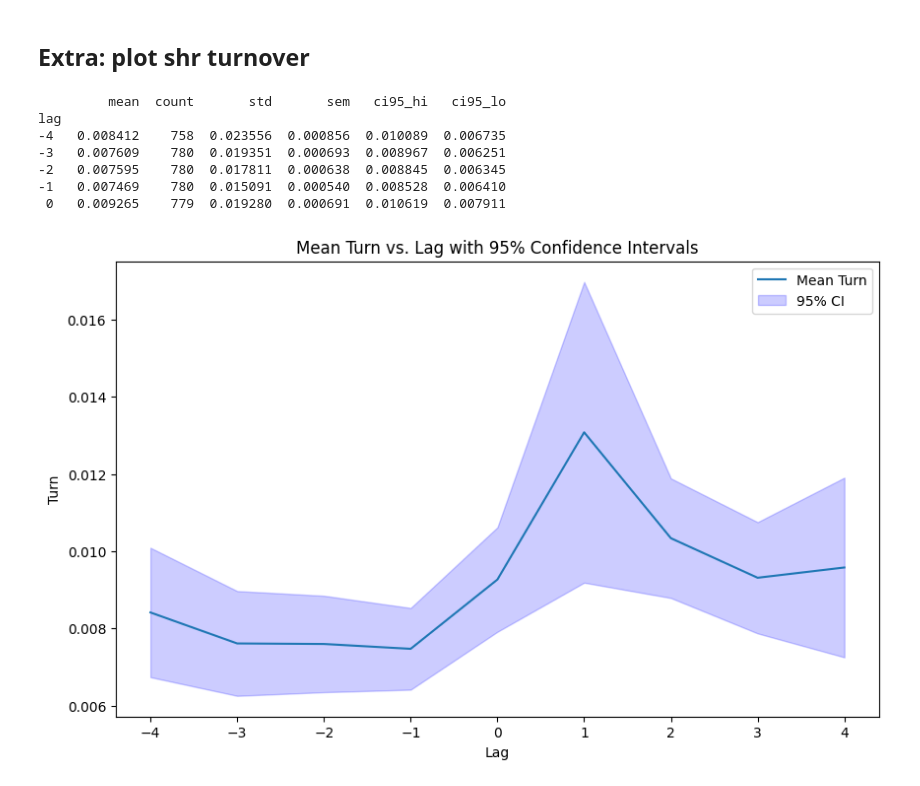
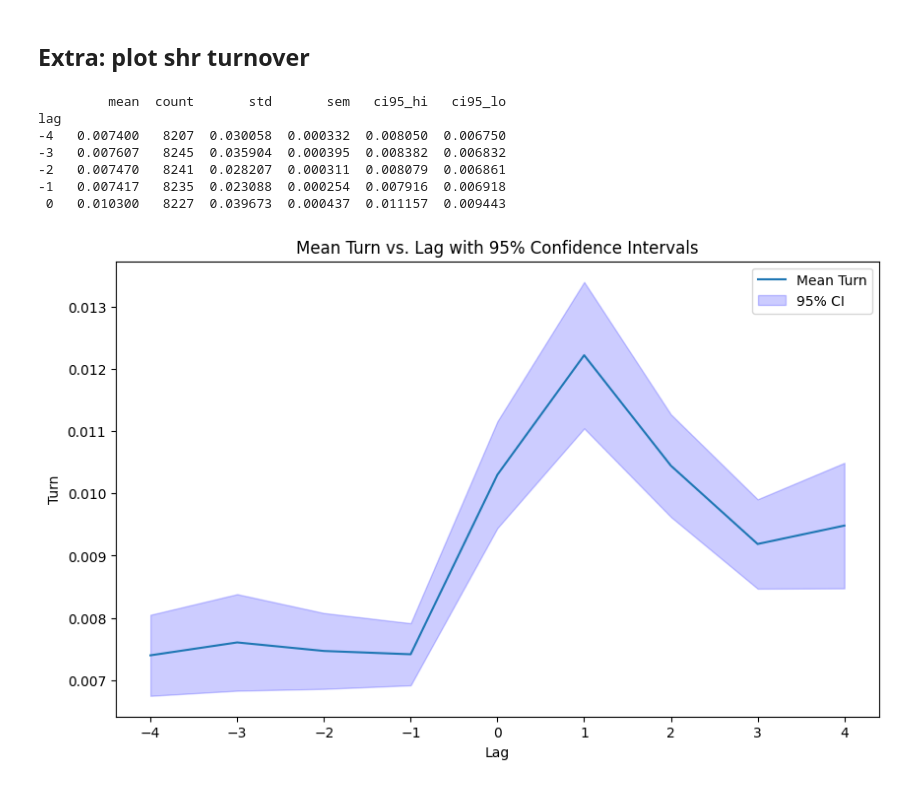
Before and after one commit to rogermasclans/starfire-2, a Jupyter notebook: notebooks/data2_refi_stock_market.ipynb, the cells around one changed output. Cells and saved outputs as stored; diff of their text form; code cells hidden in the pictures.

```diff
--- a/notebooks/data2_refi_stock_market.ipynb
+++ b/notebooks/data2_refi_stock_market.ipynb
@@ -253,6 +253,6 @@ stock_prices_df.to_csv('stock_prices_df.csv')
 error_log.to_csv('error_log.csv')
 # %%
 # stock_prices_df.to_csv('stock_prices_df.csv')
-# stock_prices_df = pd.read_csv('data/stock_prices_df.csv')
+stock_prices_df = pd.read_csv('data/stock_prices_df.csv')
 stock_prices_df
 # %% [output]
@@ -318,2 +318,9 @@ print(stock_prices_df[['Date','MnAAnnDate','MNASDCDealNumber','lag']].head(40))
 # %% [markdown]
 ## Add index prices
+# %%
+## fill missing data from api calls
+stock_prices_df[['TR.HQCountryCode', 'TR.HeadquartersRegion', 'TR.HQMinorRegion', 'TR.ExchangeRegion', 'TR.ExchangeCountry', 'TR.ExchangeCountryCode']] = \
+stock_prices_df[['TR.HQCountryCode', 'TR.HeadquartersRegion', 'TR.HQMinorRegion', 'TR.ExchangeRegion', 'TR.ExchangeCountry', 'TR.ExchangeCountryCode']].fillna(method='ffill')
+
+
+stock_prices_df
@@ -326,40 +360,40 @@ import numpy as np
 from scipy import stats
 
 # Assuming 'df' is your DataFrame and it has the columns 'turn' and 'lag'
-df['turn'] = df['TR.Volume'] / df['TR.SharesOutstanding']
+stock_prices_df['turn'] = stock_prices_df['TR.Volume'] / stock_prices_df['TR.SharesOutstanding']
 
 # Group by 'lag' and calculate the mean and standard error of 'turn'
-grouped = df[(df['lag']>-5) & (df['lag']<5)].groupby('lag')['turn'].agg(['mean', 'count', 'std'])
+grouped = stock_prices_df[(stock_prices_df['lag']>-5) & (stock_prices_df['lag']<5)].groupby('lag')['turn'].agg(['mean', 'count', 'std'])
 grouped['sem'] = grouped['std'] / np.sqrt(grouped['count'])
 
 # Calculate the 95% confidence intervals
 grouped['ci95_hi'] = grouped['mean'] + 1.96 * grouped['sem']
 grouped['ci95_lo'] = grouped['mean'] - 1.96 * grouped['sem']
 
 # Check the calculated values
 print(grouped.head())
 
 # Plot the mean 'turn' with 95% confidence intervals
 plt.figure(figsize=(10, 6))
 plt.plot(grouped.index, grouped['mean'], label='Mean Turn')
 plt.fill_between(grouped.index, grouped['ci95_lo'], grouped['ci95_hi'], color='b', alpha=0.2, label='95% CI')
 
 # Adding labels and title
 plt.xlabel('Lag')
 plt.ylabel('Turn')
 plt.title('Mean Turn vs. Lag with 95% Confidence Intervals')
 
 # Adding a legend
 plt.legend()
 
 # Show the plot
 plt.show()
 # %% [output]
          mean  count       std       sem   ci95_hi   ci95_lo
 lag
--4   0.008412    758  0.023556  0.000856  0.010089  0.006735
--3   0.007609    780  0.019351  0.000693  0.008967  0.006251
--2   0.007595    780  0.017811  0.000638  0.008845  0.006345
--1   0.007469    780  0.015091  0.000540  0.008528  0.006410
- 0   0.009265    779  0.019280  0.000691  0.010619  0.007911
+-4   0.007400   8207  0.030058  0.000332  0.008050  0.006750
+-3   0.007607   8245  0.035904  0.000395  0.008382  0.006832
+-2   0.007470   8241  0.028207  0.000311  0.008079  0.006861
+-1   0.007417   8235  0.023088  0.000254  0.007916  0.006918
+ 0   0.010300   8227  0.039673  0.000437  0.011157  0.009443
-[figure, old version]
+[figure, new version]
```
Also changed, not shown: parts of 4 cells of this notebook.
